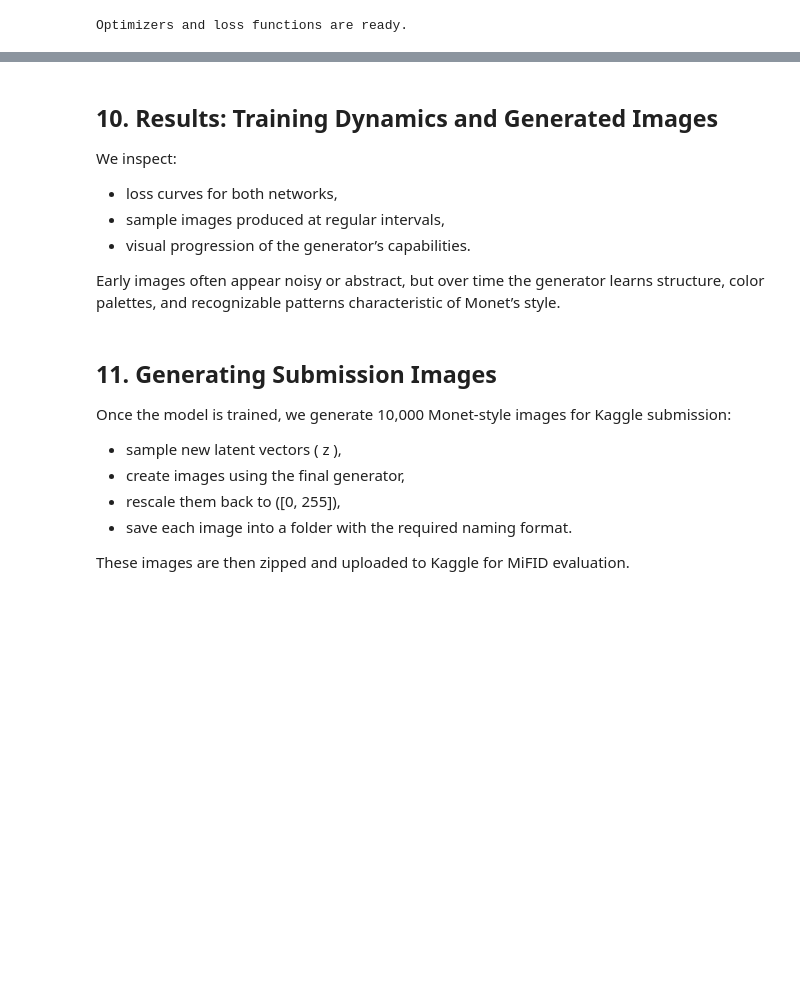
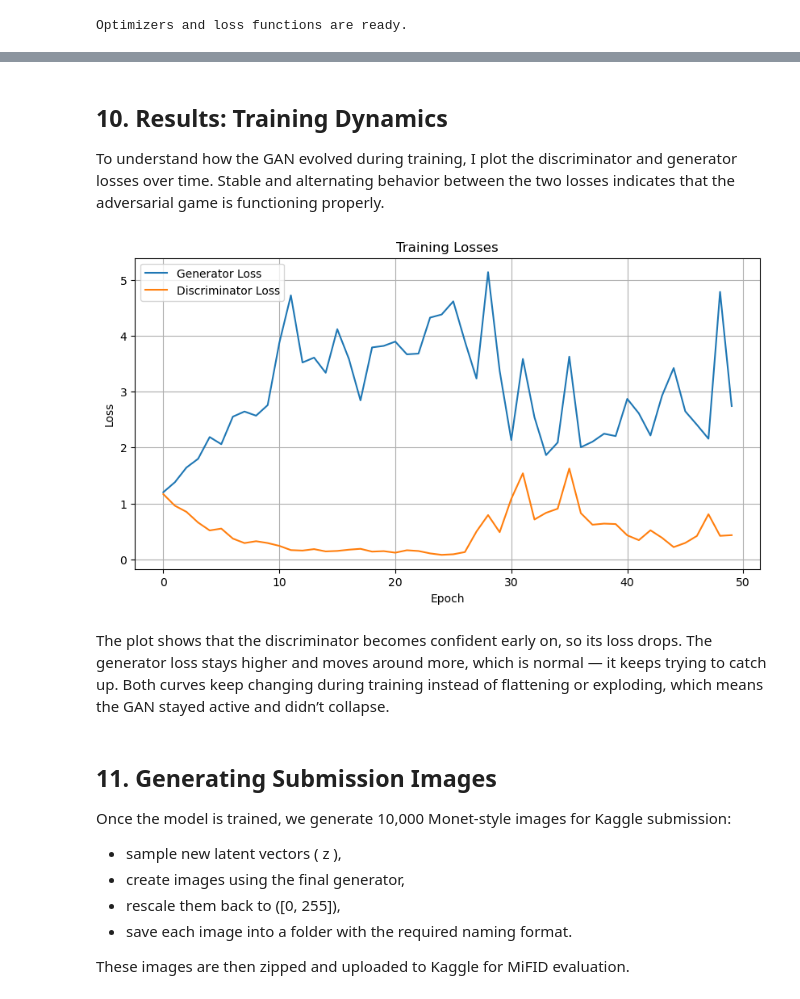
Before and after one commit to DarkSoulsV/Module-5-IDL, a Jupyter notebook: GAN_Monet_GAN_Module5.ipynb, the cells around one changed output, grey strips where cells are left out. Saved outputs shown, nothing was run; the diff lists cells and outputs as text; code cells hidden in the pictures; blank space fills up the shorter version.

```diff
--- a/GAN_Monet_GAN_Module5.ipynb
+++ b/GAN_Monet_GAN_Module5.ipynb
@@ -515,13 +652,27 @@ Throughout training, we periodically save generated samples to visualize how the
 # %% [markdown]
-## 10. Results: Training Dynamics and Generated Images
+## 10. Results: Training Dynamics
 
-We inspect:
-
-- loss curves for both networks,
-- sample images produced at regular intervals,
-- visual progression of the generator’s capabilities.
-
-Early images often appear noisy or abstract, but over time the generator learns structure, color palettes, and recognizable patterns characteristic of Monet’s style.
+To understand how the GAN evolved during training, I plot the discriminator and generator losses over time. Stable and alternating behavior between the two losses indicates that the adversarial game is functioning properly.
+# %%
+# -------------------------------------------------------------
+# 10. Plot training losses
+# -------------------------------------------------------------
+
+plt.figure(figsize=(10, 5))
+plt.plot(gen_losses, label="Generator Loss")
+plt.plot(disc_losses, label="Discriminator Loss")
+plt.xlabel("Epoch")
+plt.ylabel("Loss")
+plt.title("Training Losses")
+plt.legend()
+plt.grid(True)
+plt.show()
+# %% [output]
+[figure, added]
+# %% [markdown]
+The plot shows that the discriminator becomes confident early on, so its loss drops.
+The generator loss stays higher and moves around more, which is normal — it keeps trying to catch up.
+Both curves keep changing during training instead of flattening or exploding, which means the GAN stayed active and didn’t collapse.
 # %% [markdown]
 ## 11. Generating Submission Images
 
```
Also changed, not shown: parts of 4 cells of this notebook.
